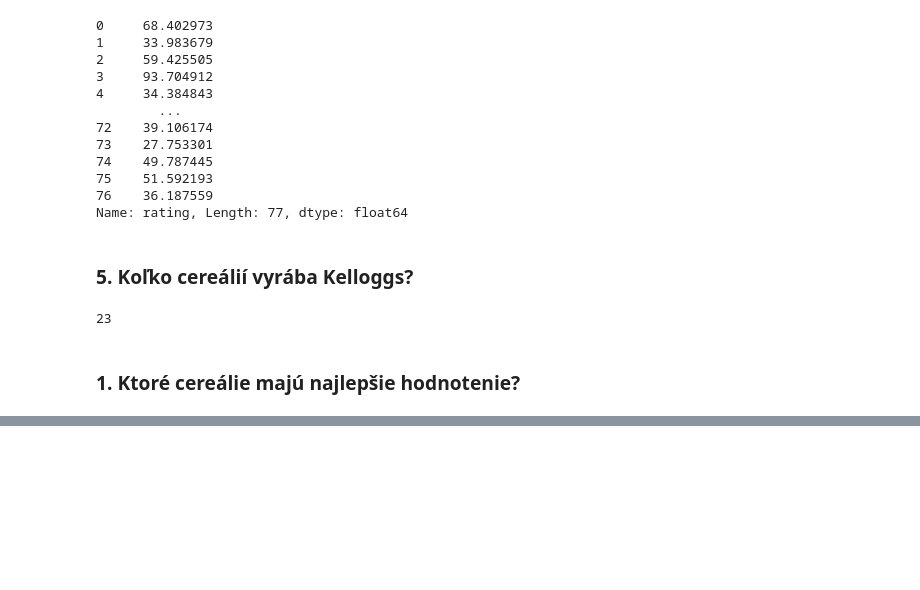
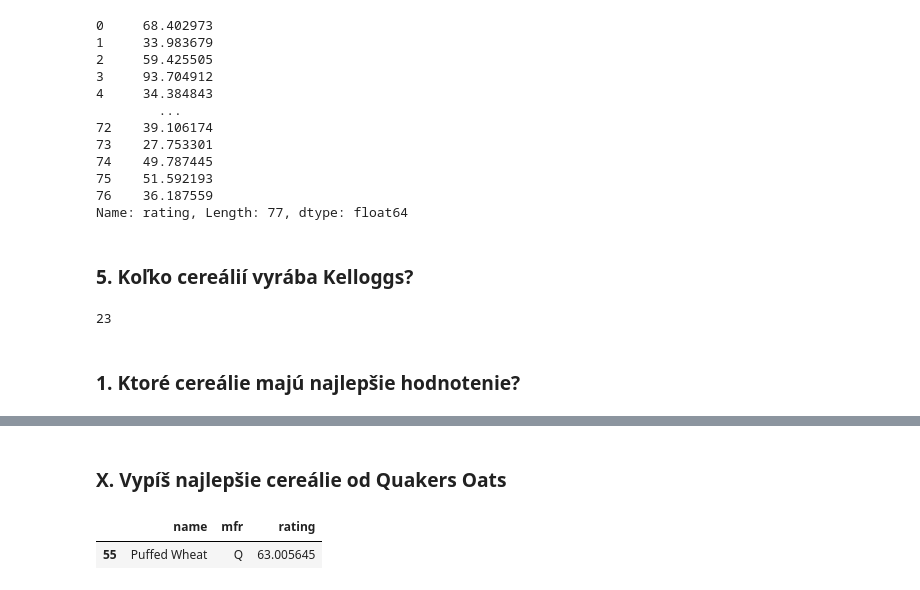
Before and after one commit to bletvaska/pandas-101, a Jupyter notebook: day.2.ipynb, the cells around one changed output, grey strips where cells are left out. Drawn from its saved outputs; the diff is of its cells as text; code cells hidden in the pictures; blank space fills up the shorter version.

```diff
--- a/day.2.ipynb
+++ b/day.2.ipynb
@@ -313,0 +351,8 @@ cereals.loc[filter, ['name', 'rating']]
+# %% [markdown]
+### X. Vypíš najlepšie cereálie od Quakers Oats
+# %%
+df = cereals.loc[cereals['mfr'] == 'Q']
+cereals.loc[cereals['rating'] == df['rating'].max(), ['name', 'mfr', 'rating']]
+# %% [output]
+|  | name | mfr | rating |
+| 55 | Puffed Wheat | Q | 63.005645 |
```
Also changed, not shown: parts of 5 cells of this notebook.
